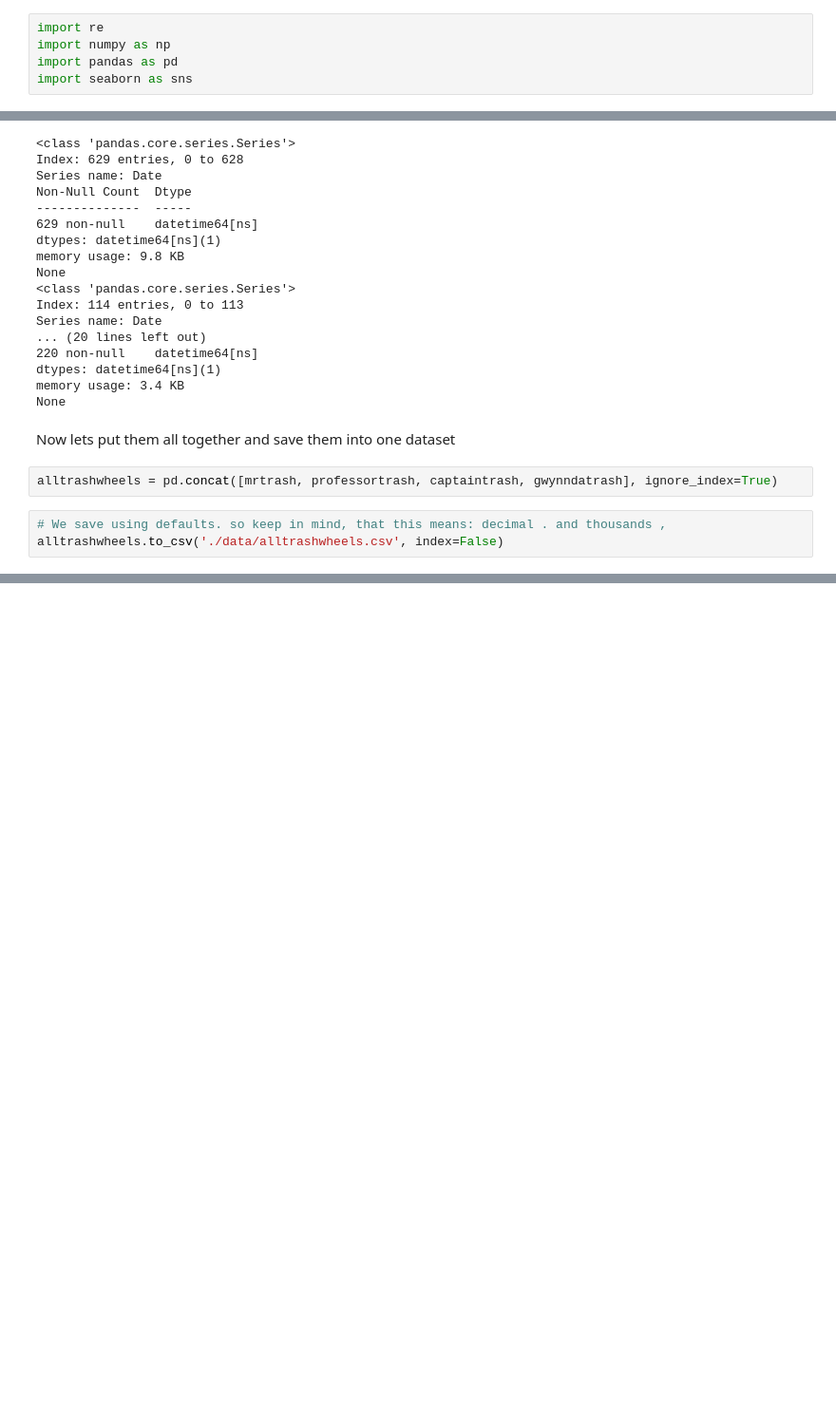
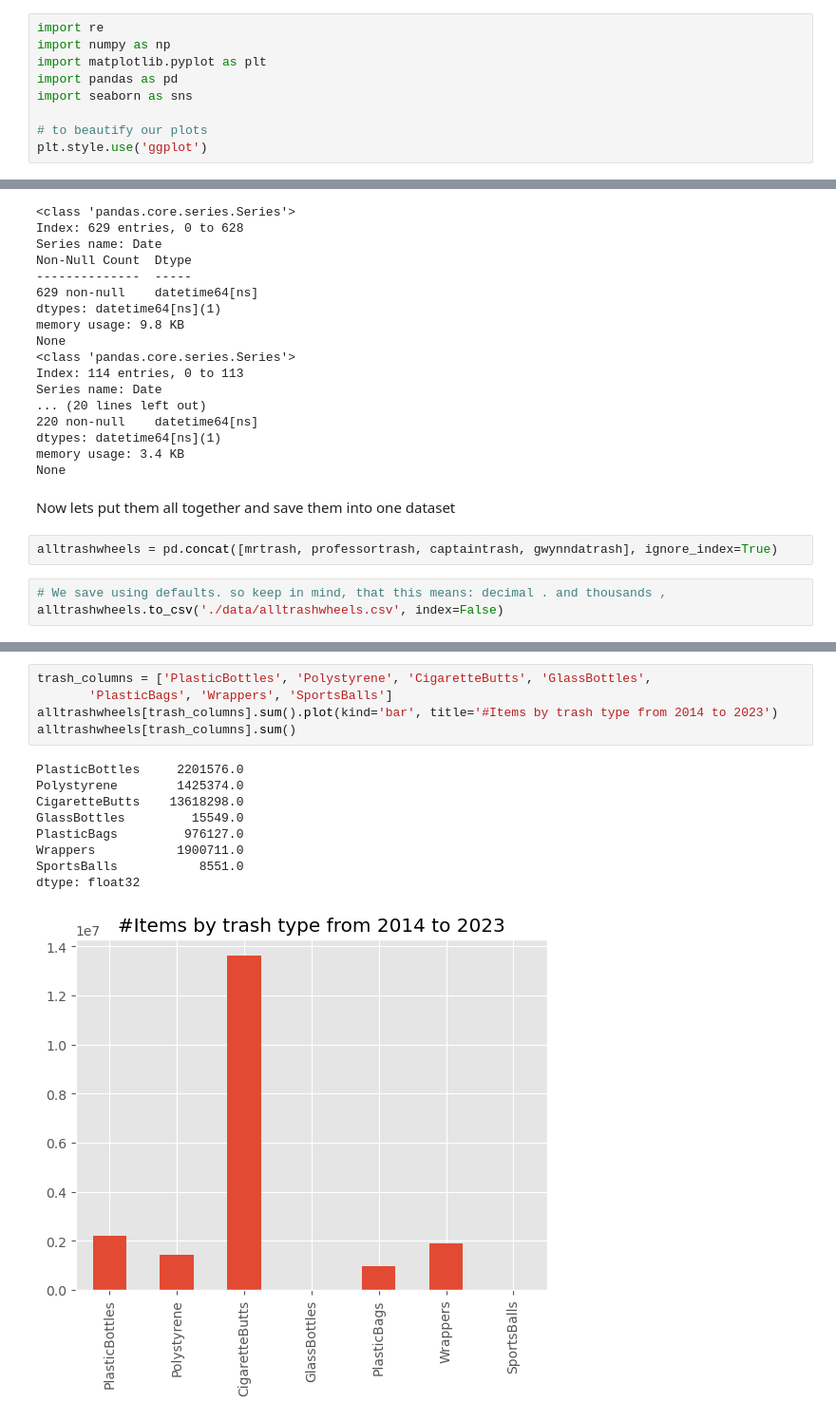
Before and after one commit to wolfJaeger/tidyTuesdayPython, a Jupyter notebook: 2024-03-05/tidyTuesday_2024-03-05.ipynb, the cells around one changed output, grey strips where cells are left out. Shown at 95% size. Cells and saved outputs as stored; diff of their text form; blank space fills up the shorter version.

Commit message:
first plots

```diff
--- a/2024-03-05/tidyTuesday_2024-03-05.ipynb
+++ b/2024-03-05/tidyTuesday_2024-03-05.ipynb
@@ -13,8 +13,12 @@ Sources:
 # %%
 import re
 import numpy as np
+import matplotlib.pyplot as plt
 import pandas as pd
 import seaborn as sns
+
+# to beautify our plots
+plt.style.use('ggplot')
 # %% [markdown]
 ## First step - doing the preparations like in the description (readme.md on tidytuesday)
 # %%
@@ -254,0 +271,15 @@ alltrashwheels.to_csv('./data/alltrashwheels.csv', index=False)
+# %%
+trash_columns = ['PlasticBottles', 'Polystyrene', 'CigaretteButts', 'GlassBottles',
+       'PlasticBags', 'Wrappers', 'SportsBalls']
+alltrashwheels[trash_columns].sum().plot(kind='bar', title='#Items by trash type from 2014 to 2023')
+alltrashwheels[trash_columns].sum()
+# %% [output]
+PlasticBottles     2201576.0
+Polystyrene        1425374.0
+CigaretteButts    13618298.0
+GlassBottles         15549.0
+PlasticBags         976127.0
+Wrappers           1900711.0
+SportsBalls           8551.0
+dtype: float32
+[figure, added]
```
Also changed, not shown: parts of 5 cells of this notebook.
